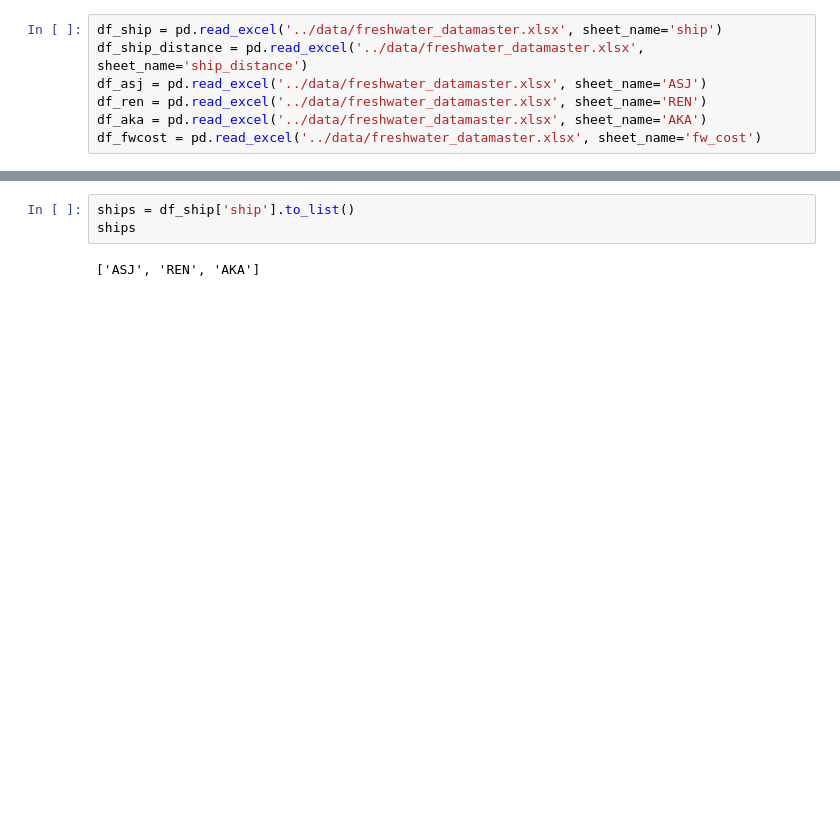
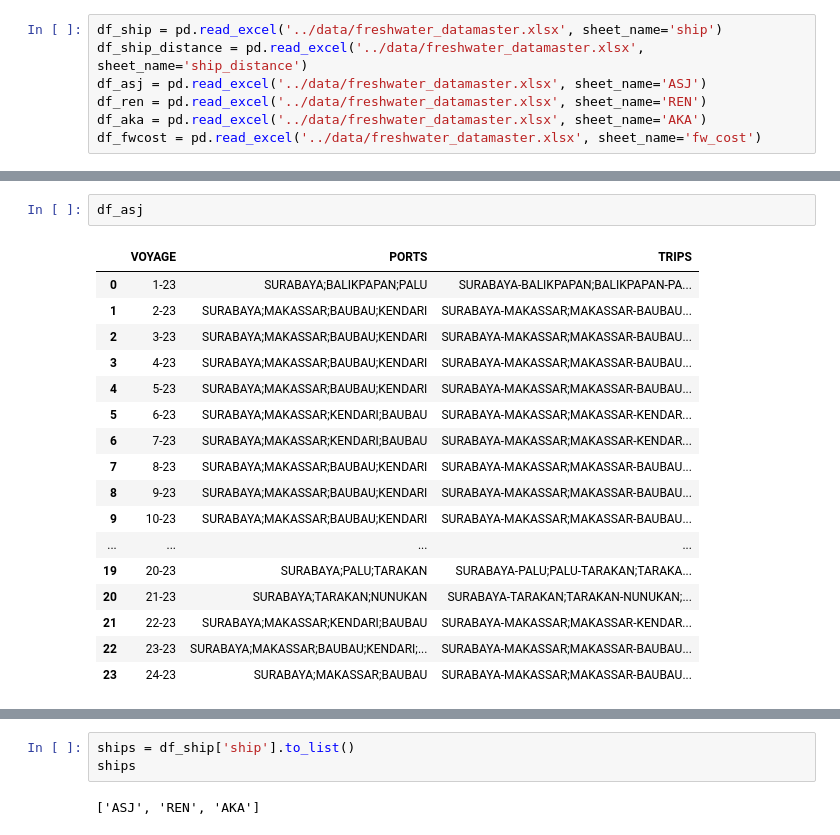
Before and after one commit to ilhamyulianto/freshwater, a Jupyter notebook: notebook/test.ipynb, the cells around one changed output, grey strips where cells are left out. Saved outputs shown, nothing was run; the diff lists cells and outputs as text; blank space fills up the shorter version.

```diff
--- a/notebook/test.ipynb
+++ b/notebook/test.ipynb
@@ -16,0 +18,20 @@ df_ship
+# %%
+df_asj
+# %% [output]
+|  | VOYAGE | PORTS | TRIPS |
+| 0 | 1-23 | SURABAYA;BALIKPAPAN;PALU | SURABAYA-BALIKPAPAN;BALIKPAPAN-PA... |
+| 1 | 2-23 | SURABAYA;MAKASSAR;BAUBAU;KENDARI | SURABAYA-MAKASSAR;MAKASSAR-BAUBAU... |
+| 2 | 3-23 | SURABAYA;MAKASSAR;BAUBAU;KENDARI | SURABAYA-MAKASSAR;MAKASSAR-BAUBAU... |
+| 3 | 4-23 | SURABAYA;MAKASSAR;BAUBAU;KENDARI | SURABAYA-MAKASSAR;MAKASSAR-BAUBAU... |
+| 4 | 5-23 | SURABAYA;MAKASSAR;BAUBAU;KENDARI | SURABAYA-MAKASSAR;MAKASSAR-BAUBAU... |
+| 5 | 6-23 | SURABAYA;MAKASSAR;KENDARI;BAUBAU | SURABAYA-MAKASSAR;MAKASSAR-KENDAR... |
+| 6 | 7-23 | SURABAYA;MAKASSAR;KENDARI;BAUBAU | SURABAYA-MAKASSAR;MAKASSAR-KENDAR... |
+| 7 | 8-23 | SURABAYA;MAKASSAR;BAUBAU;KENDARI | SURABAYA-MAKASSAR;MAKASSAR-BAUBAU... |
+| 8 | 9-23 | SURABAYA;MAKASSAR;BAUBAU;KENDARI | SURABAYA-MAKASSAR;MAKASSAR-BAUBAU... |
+| 9 | 10-23 | SURABAYA;MAKASSAR;BAUBAU;KENDARI | SURABAYA-MAKASSAR;MAKASSAR-BAUBAU... |
+| ... | ... | ... | ... |
+| 19 | 20-23 | SURABAYA;PALU;TARAKAN | SURABAYA-PALU;PALU-TARAKAN;TARAKA... |
+| 20 | 21-23 | SURABAYA;TARAKAN;NUNUKAN | SURABAYA-TARAKAN;TARAKAN-NUNUKAN;... |
+| 21 | 22-23 | SURABAYA;MAKASSAR;KENDARI;BAUBAU | SURABAYA-MAKASSAR;MAKASSAR-KENDAR... |
+| 22 | 23-23 | SURABAYA;MAKASSAR;BAUBAU;KENDARI;... | SURABAYA-MAKASSAR;MAKASSAR-BAUBAU... |
+| 23 | 24-23 | SURABAYA;MAKASSAR;BAUBAU | SURABAYA-MAKASSAR;MAKASSAR-BAUBAU... |
```
Also changed, not shown: parts of 17 cells of this notebook, 47 other files.
